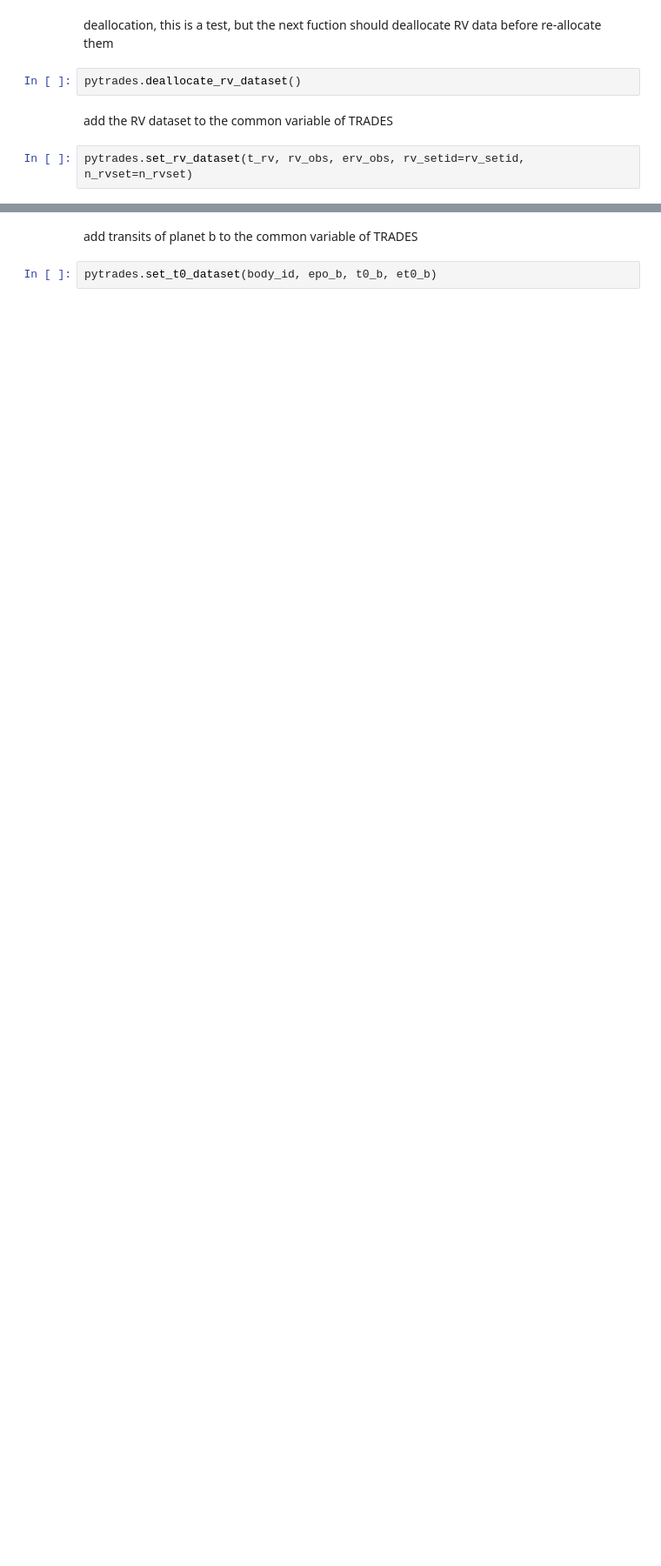
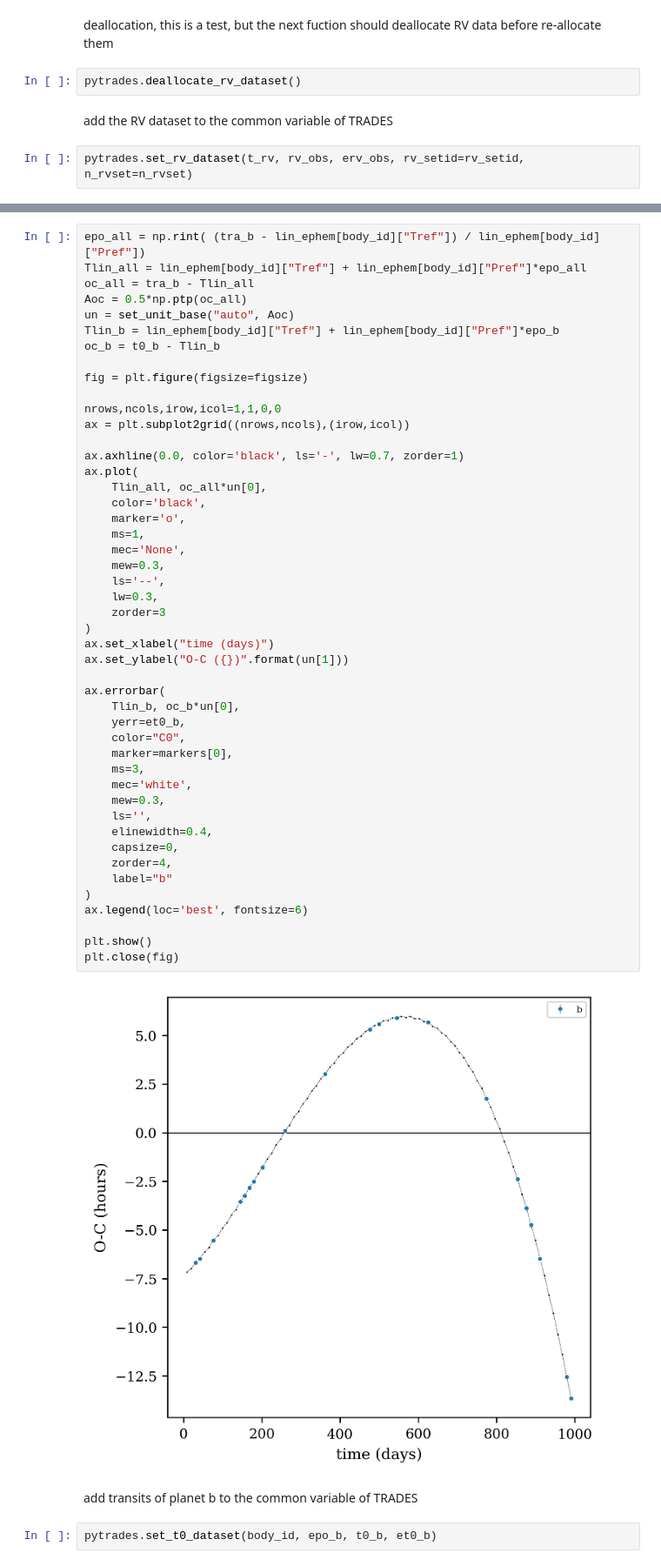
Before and after one commit to lucaborsato/trades, a Jupyter notebook: trades_example/python_examples/import_trades_for_python.ipynb, the cells around one changed output, grey strips where cells are left out. Shown at 87% size. Cells and saved outputs as stored; diff of their text form; blank space fills up the shorter version.

```diff
--- a/trades_example/python_examples/import_trades_for_python.ipynb
+++ b/trades_example/python_examples/import_trades_for_python.ipynb
@@ -138,3 +560,52 @@ body_id = 2 # fortran numbering starting with 1 == star
+# %%
+epo_all = np.rint( (tra_b - lin_ephem[body_id]["Tref"]) / lin_ephem[body_id]["Pref"])
+Tlin_all = lin_ephem[body_id]["Tref"] + lin_ephem[body_id]["Pref"]*epo_all
+oc_all = tra_b - Tlin_all
+Aoc = 0.5*np.ptp(oc_all)
+un = set_unit_base("auto", Aoc)
+Tlin_b = lin_ephem[body_id]["Tref"] + lin_ephem[body_id]["Pref"]*epo_b
+oc_b = t0_b - Tlin_b
+
+fig = plt.figure(figsize=figsize)
+
+nrows,ncols,irow,icol=1,1,0,0
+ax = plt.subplot2grid((nrows,ncols),(irow,icol))
+
+ax.axhline(0.0, color='black', ls='-', lw=0.7, zorder=1)
+ax.plot(
+    Tlin_all, oc_all*un[0],
+    color='black',
+    marker='o',
+    ms=1,
+    mec='None',
+    mew=0.3,
+    ls='--',
+    lw=0.3,
+    zorder=3
+)
+ax.set_xlabel("time (days)")
+ax.set_ylabel("O-C ({})".format(un[1]))
+
+ax.errorbar(
+    Tlin_b, oc_b*un[0],
+    yerr=et0_b,
+    color="C0",
+    marker=markers[0],
+    ms=3,
+    mec='white',
+    mew=0.3,
+    ls='',
+    elinewidth=0.4,
+    capsize=0,
+    zorder=4,
+    label="b"
+)
+ax.legend(loc='best', fontsize=6)
+
+plt.show()
+plt.close(fig)
+# %% [output]
+[figure, added]
 # %% [markdown]
 add transits of planet b to the common variable of TRADES
 # %%
```
Also changed, not shown: parts of 52 cells of this notebook, 15 other files.
